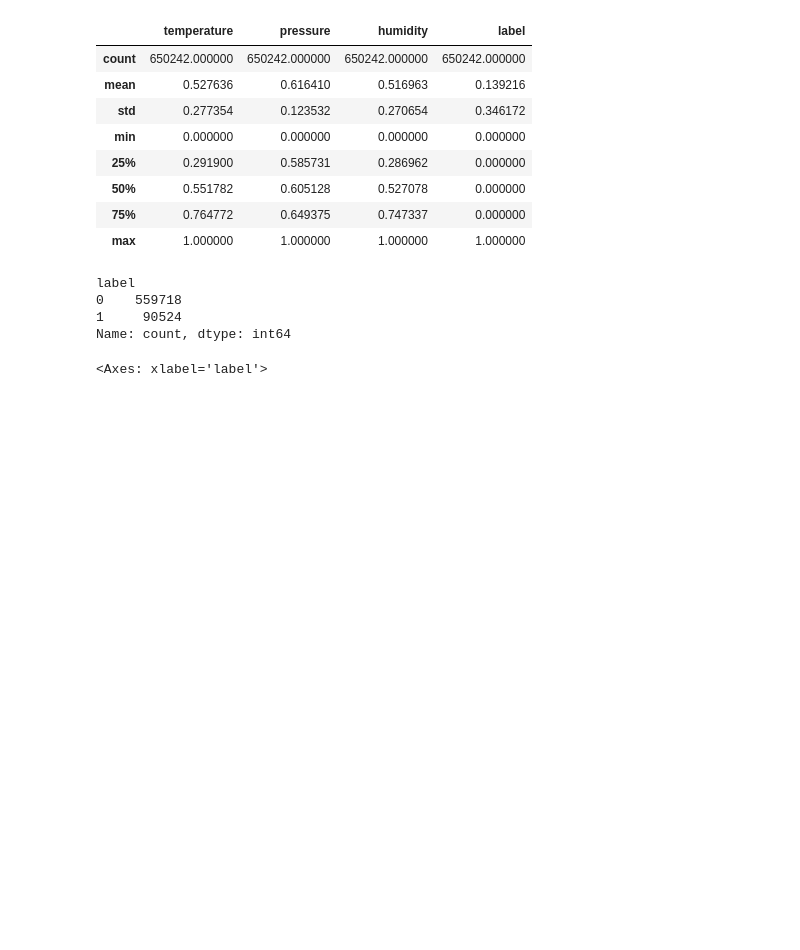
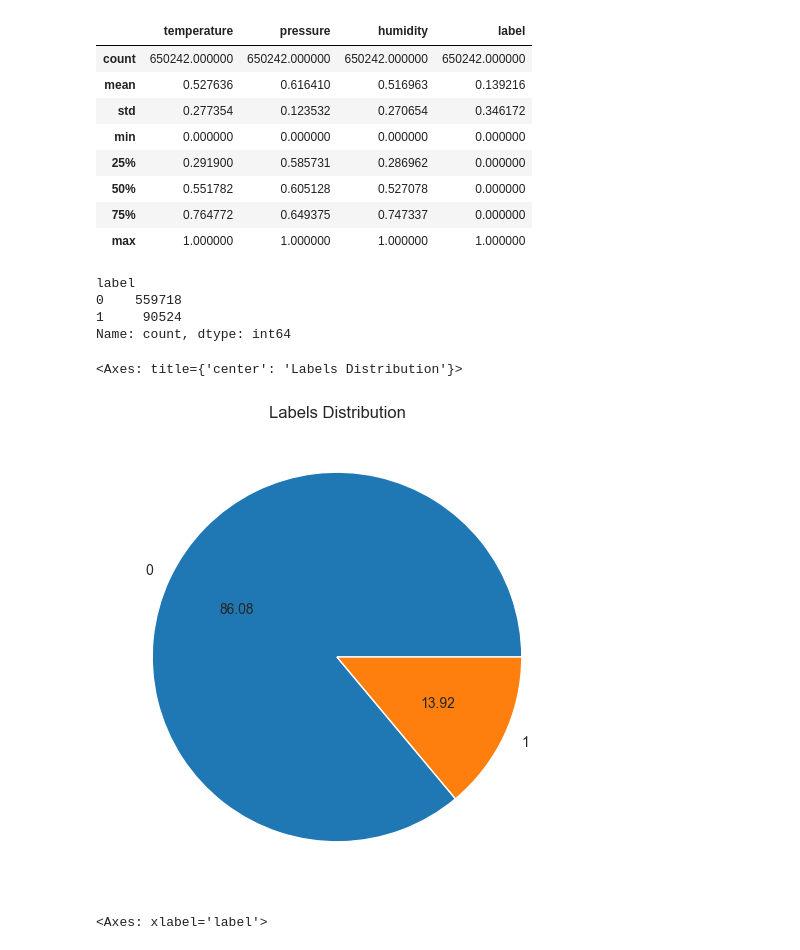
Before and after one commit to Hongwei-Z/SC-MLIDS, a Jupyter notebook: Data_Preprocessing.ipynb, the cells around one changed output. Saved outputs shown, nothing was run; the diff lists cells and outputs as text; code cells hidden in the pictures; blank space fills up the shorter version.

```diff
--- a/Data_Preprocessing.ipynb
+++ b/Data_Preprocessing.ipynb
@@ -94,6 +92,12 @@ label
 0    559718
 1     90524
 Name: count, dtype: int64
+# %%
+plt.title("Labels Distribution")
+dataset.groupby('label').size().plot(kind='pie', autopct='%.2f', figsize=(6,6))
+# %% [output]
+<Axes: title={'center': 'Labels Distribution'}>
+[figure, added]
 # %%
 palette = sb.color_palette('Spectral')
 sb.barplot(y=dataset['label'].value_counts().values, x=dataset['label'].value_counts().index, palette=palette)
```
Also changed, not shown: parts of 14 cells of this notebook, 1 other file.
